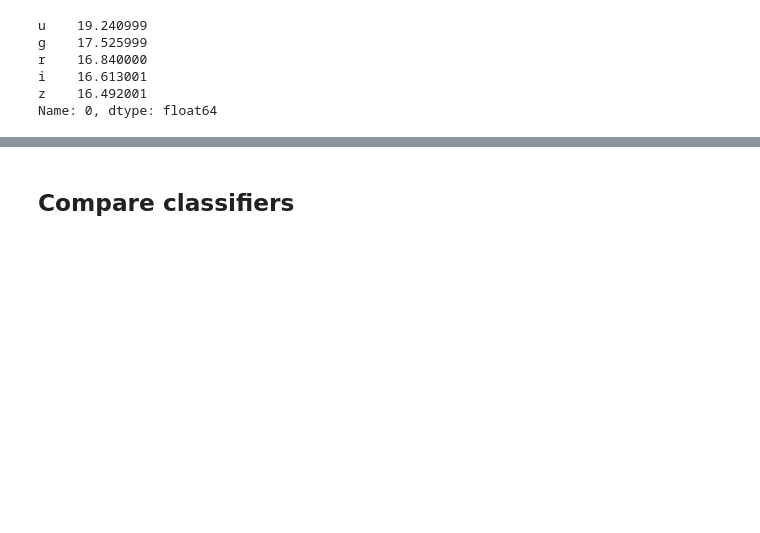
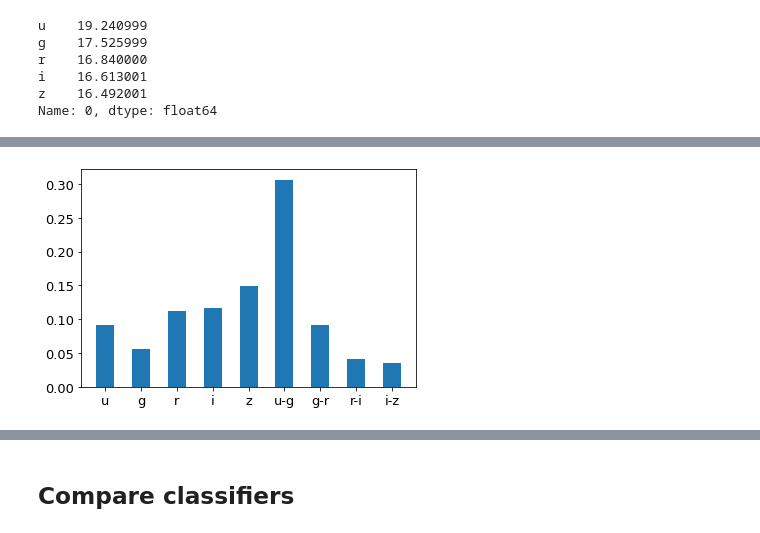
Before and after one commit to tomasplsek/AstroML, a Jupyter notebook: 03_sklearn2.ipynb, the cells around one changed output, grey strips where cells are left out. Saved outputs shown, nothing was run; the diff lists cells and outputs as text; code cells hidden in the pictures; blank space fills up the shorter version.

```diff
--- a/03_sklearn2.ipynb
+++ b/03_sklearn2.ipynb
@@ -478,0 +502,12 @@ for i in X.columns:
+# %%
+X_new = X.copy()
+X_new["u-g"] = X.u - X.g
+X_new["g-r"] = X.g - X.r
+X_new["r-i"] = X.r - X.i
+X_new["i-z"] = X.i - X.z
+
+#for i in range(4):
+#    f1, f2 = X.columns[i], X.columns[i+1]
+#    X[f1+"-"+f2] = X[f1] - X[f2]
+
+X_new
@@ -478,0 +528,6 @@ for i in X.columns:
+# %%
+clf = ExtraTreesClassifier().fit(X_new,y)
+plt.bar(np.arange(len(X_new.columns)), clf.feature_importances_, 0.5)
+plt.xticks(np.arange(len(X_new.columns)), X_new.columns);
+# %% [output]
+[figure, added]
```
Also changed, not shown: parts of 24 cells of this notebook.
